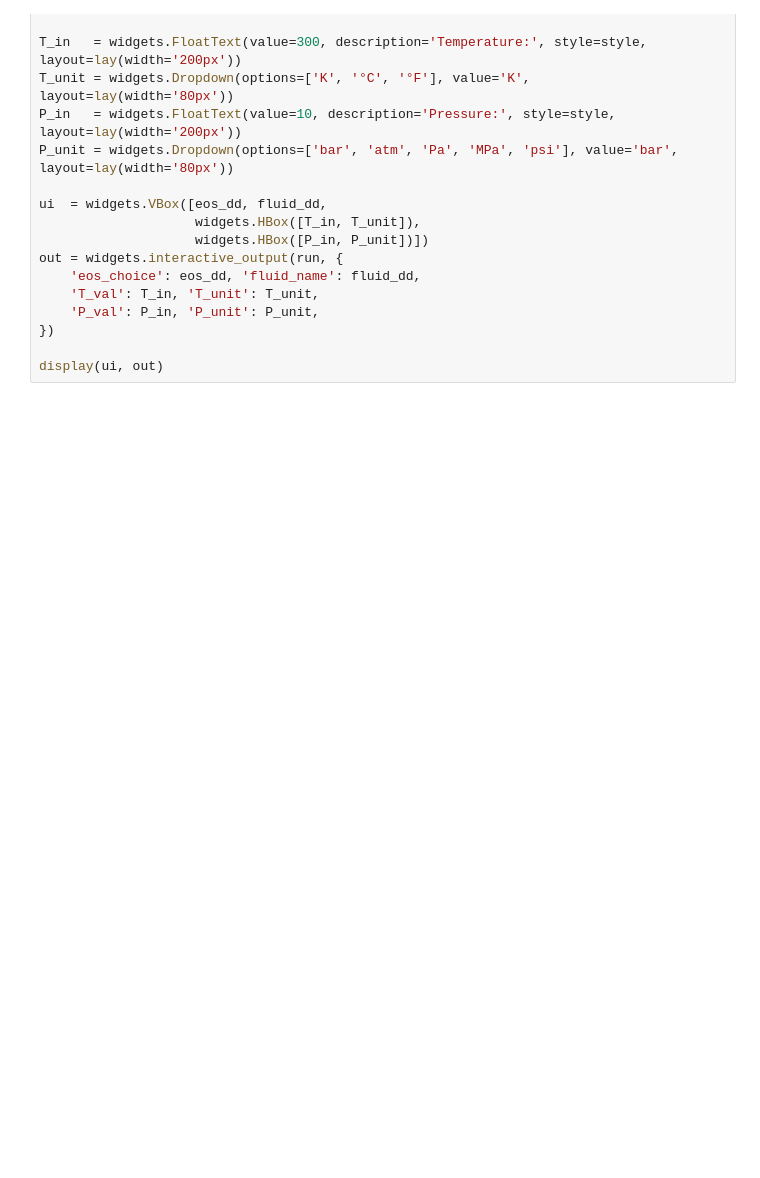
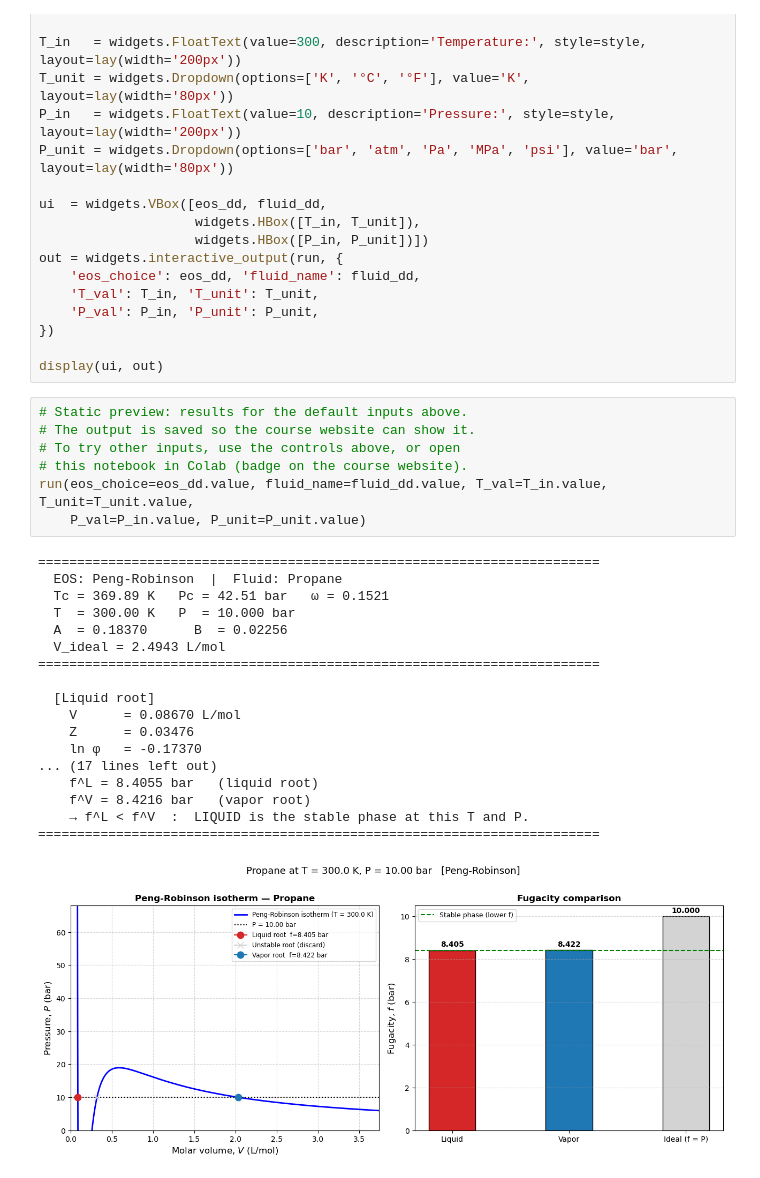
Before and after one commit to ejmaginn/CBE20260-notes, a Jupyter notebook: class34/fugacity-EOS.ipynb, the cells around one changed output. Drawn from its saved outputs; the diff is of its cells as text; blank space fills up the shorter version.

```diff
--- a/class34/fugacity-EOS.ipynb
+++ b/class34/fugacity-EOS.ipynb
@@ -292,3 +292,29 @@ out = widgets.interactive_output(run, {
 })
 
 display(ui, out)
+# %%
+# Static preview: results for the default inputs above.
+# The output is saved so the course website can show it.
+# To try other inputs, use the controls above, or open
+# this notebook in Colab (badge on the course website).
+run(eos_choice=eos_dd.value, fluid_name=fluid_dd.value, T_val=T_in.value, T_unit=T_unit.value,
+    P_val=P_in.value, P_unit=P_unit.value)
+# %% [output]
+========================================================================
+  EOS: Peng-Robinson  |  Fluid: Propane
+  Tc = 369.89 K   Pc = 42.51 bar   ω = 0.1521
+  T  = 300.00 K   P  = 10.000 bar
+  A  = 0.18370      B  = 0.02256
+  V_ideal = 2.4943 L/mol
+========================================================================
+
+  [Liquid root]
+    V      = 0.08670 L/mol
+    Z      = 0.03476
+    ln φ   = -0.17370
+... (17 lines left out)
+    f^L = 8.4055 bar   (liquid root)
+    f^V = 8.4216 bar   (vapor root)
+    → f^L < f^V  :  LIQUID is the stable phase at this T and P.
+========================================================================
+[figure, added]
```
Also changed, not shown: parts of 1 cell of this notebook, 11 other files.
